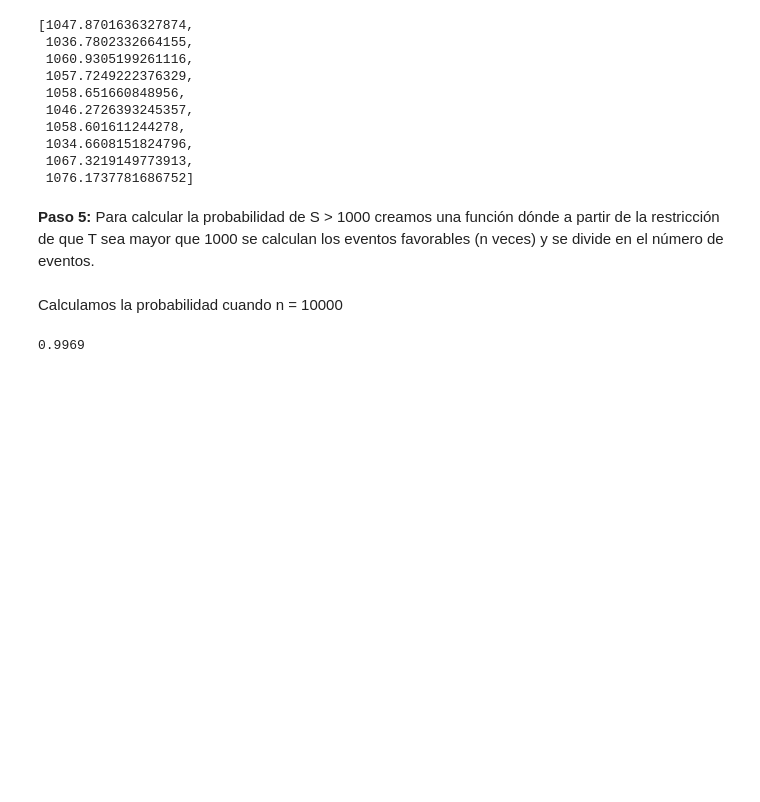
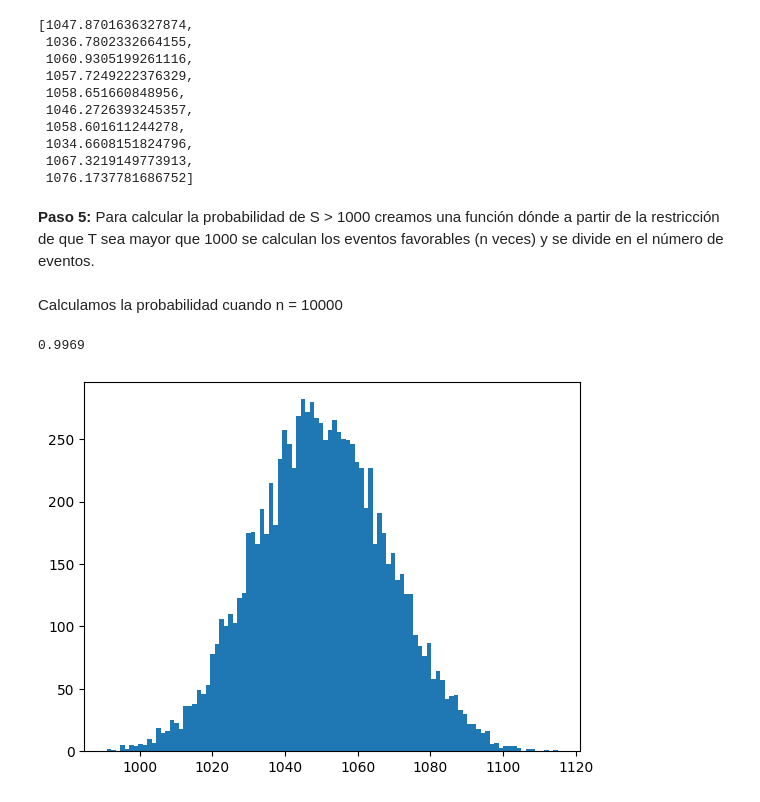
Before and after one commit to jess22jess/SIMULACI-IN-I, a Jupyter notebook: Tinacos.ipynb, the cells around one changed output. Saved outputs shown, nothing was run; the diff lists cells and outputs as text; code cells hidden in the pictures; blank space fills up the shorter version.

```diff
--- a/Tinacos.ipynb
+++ b/Tinacos.ipynb
@@ -58,3 +58,9 @@ Calculamos la probabilidad cuando n = 10000
 prob(10000)
 # %% [output]
 0.9969
+# %%
+m=S(10000)
+plt.hist(m,bins=100)
+plt.show()
+# %% [output]
+[figure, added]
```
Also changed, not shown: parts of 3 cells of this notebook.
